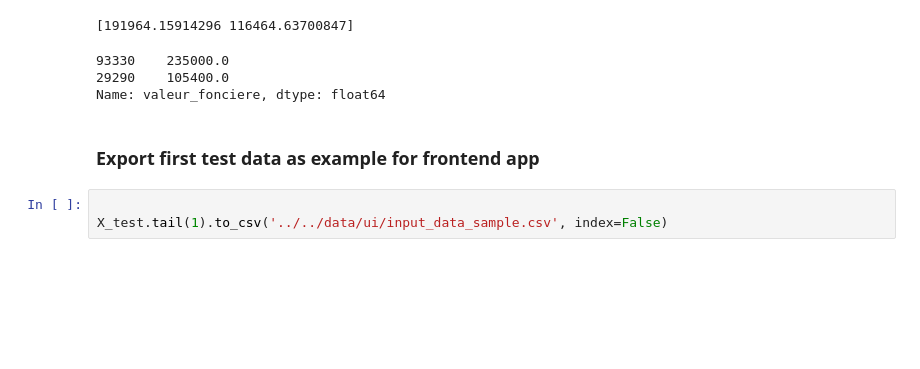
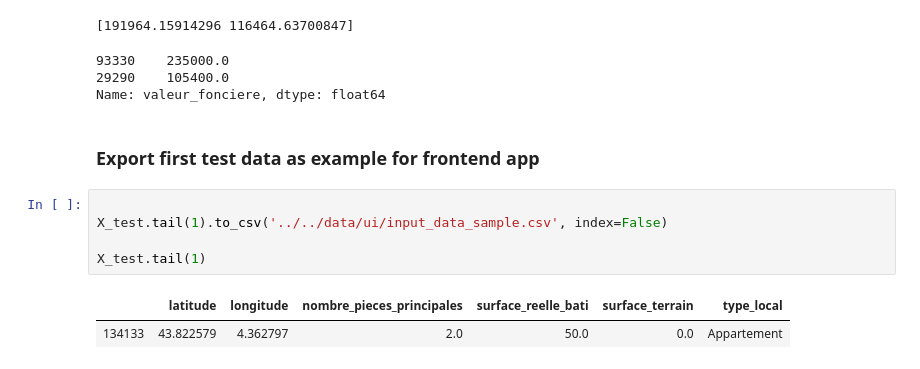
Before and after one commit to stbeau/projet-62, a Jupyter notebook: notebooks/modeling/0.1-josalop-_ml_pipeline-for-deployment.ipynb, the cells around one changed output. Saved outputs shown, nothing was run; the diff lists cells and outputs as text; blank space fills up the shorter version.

```diff
--- a/notebooks/modeling/0.1-josalop-_ml_pipeline-for-deployment.ipynb
+++ b/notebooks/modeling/0.1-josalop-_ml_pipeline-for-deployment.ipynb
@@ -512,3 +512,8 @@ Name: valeur_fonciere, dtype: float64
 # %%
 
 X_test.tail(1).to_csv('../../data/ui/input_data_sample.csv', index=False)
+
+X_test.tail(1)
+# %% [output]
+|  | latitude | longitude | nombre_pieces_principales | surface_reelle_bati | surface_terrain | type_local |
+| 134133 | 43.822579 | 4.362797 | 2.0 | 50.0 | 0.0 | Appartement |
```
Also changed, not shown: 9 other files.
